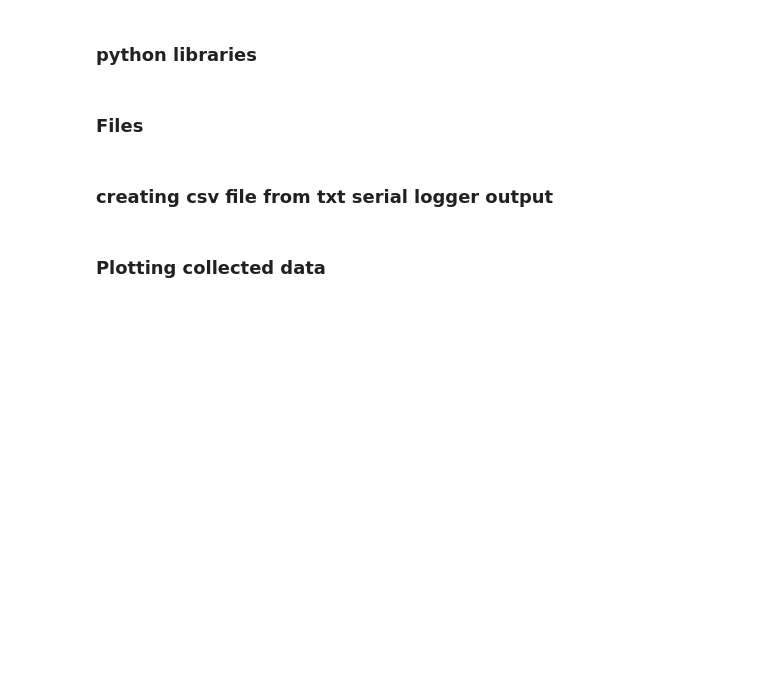
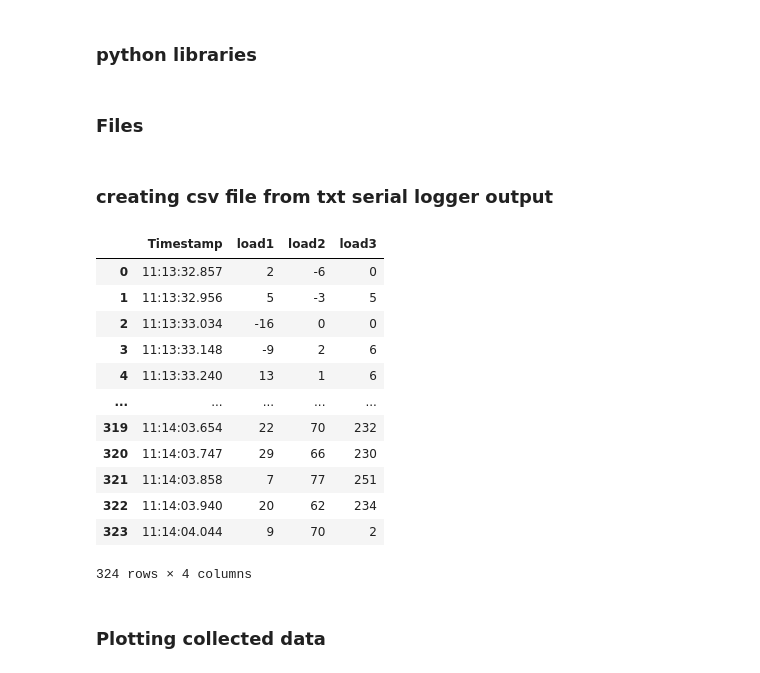
Before and after one commit to Husmarke/Kandidat-Cross-Country-Technique, a Jupyter notebook: kandidat_kod.ipynb, the cells around one changed output. Drawn from its saved outputs; the diff is of its cells as text; code cells hidden in the pictures; blank space fills up the shorter version.

```diff
--- a/kandidat_kod.ipynb
+++ b/kandidat_kod.ipynb
@@ -15,17 +15,32 @@ import pandas as pd
 ### creating csv file from txt serial logger output
 # %%
 # reading txt file and separating with spaces
-file_name = 'serial_log2'
+file_name = '3LoadCells_2'
 log_df = pd.read_csv(f"Logging/ExampleLogs/{file_name}.txt", header = None, delimiter=' ')
 
 # adding column headings
-log_df.columns = ['Timestamp', 'Name', 'Distance', 'Unit']
+log_df.columns = ['Timestamp', 'cell1', 'load1','cell2', 'load2','cell3', 'load3']
 
 # dropping unnececary columns
-log_df = log_df.drop(columns=['Name', 'Unit'])
+log_df = log_df.drop(columns=['cell1', 'cell2','cell3'])
 
 # store dataframe as csv
 log_df.to_csv(f'Logging/{file_name}.csv', index = None)
+display(log_df)
+# %% [output]
+|  | Timestamp | load1 | load2 | load3 |
+| 0 | 11:13:32.857 | 2 | -6 | 0 |
+| 1 | 11:13:32.956 | 5 | -3 | 5 |
+| 2 | 11:13:33.034 | -16 | 0 | 0 |
+| 3 | 11:13:33.148 | -9 | 2 | 6 |
+| 4 | 11:13:33.240 | 13 | 1 | 6 |
+| ... | ... | ... | ... | ... |
+| 319 | 11:14:03.654 | 22 | 70 | 232 |
+| 320 | 11:14:03.747 | 29 | 66 | 230 |
+| 321 | 11:14:03.858 | 7 | 77 | 251 |
+| 322 | 11:14:03.940 | 20 | 62 | 234 |
+| 323 | 11:14:04.044 | 9 | 70 | 2 |
+324 rows × 4 columns
 # %% [markdown]
 ### Plotting collected data
 # %%
```
Also changed, not shown: parts of 2 cells of this notebook, 4 other files.
